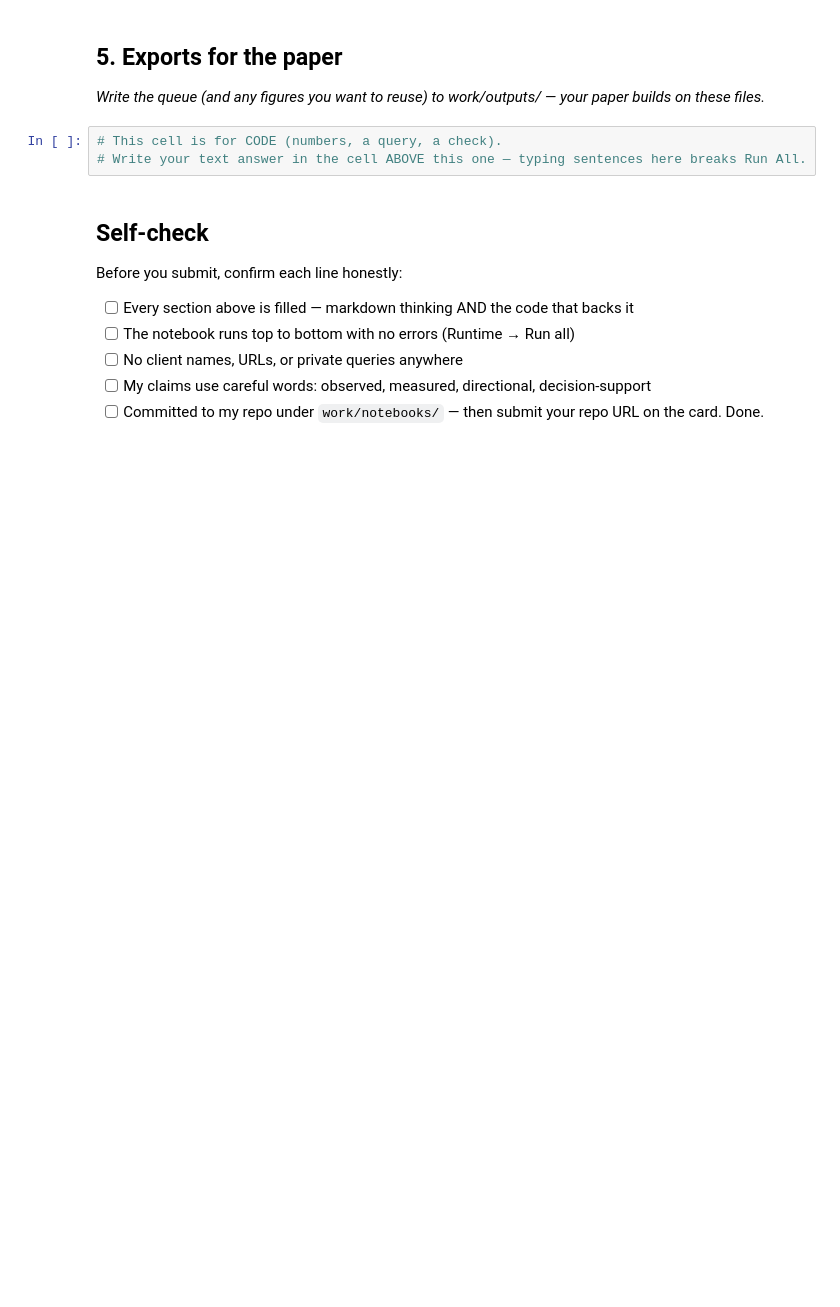
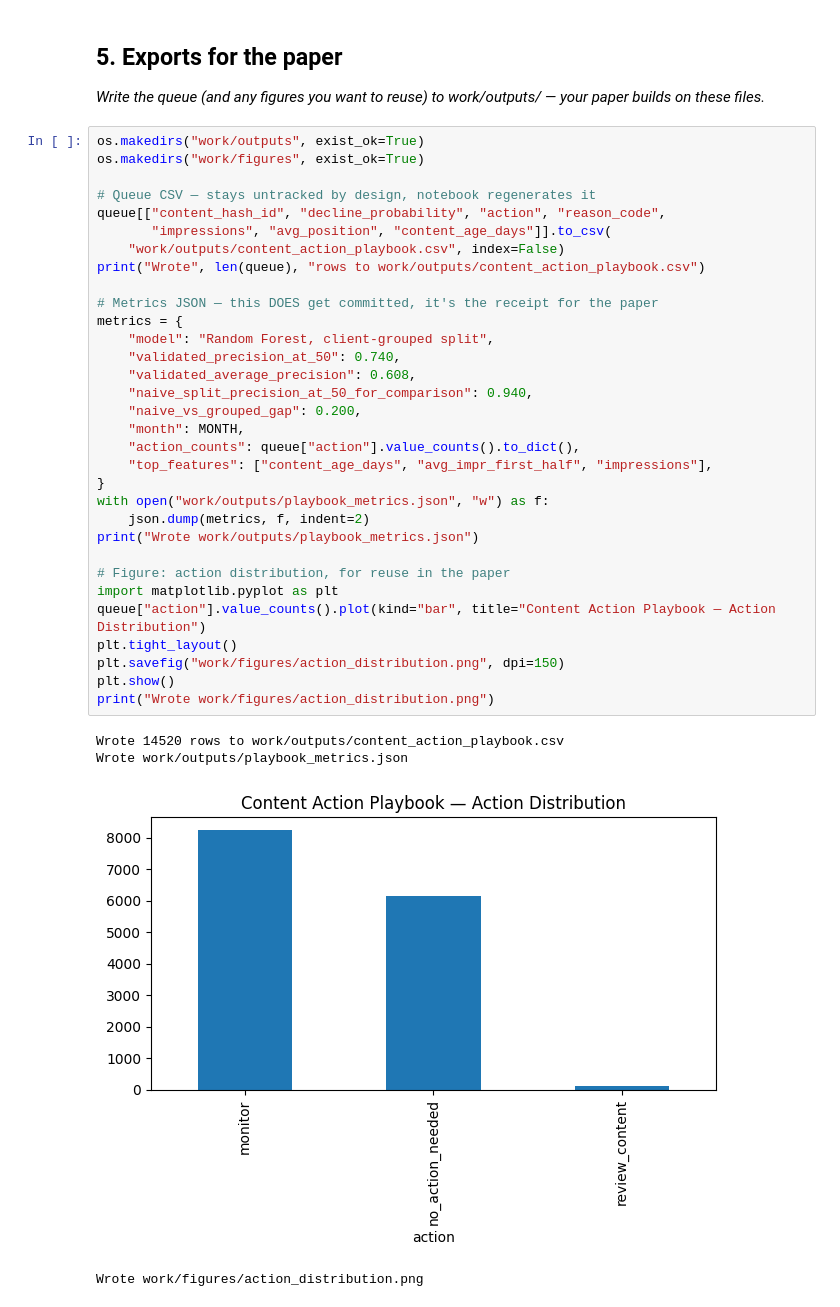
Before and after one commit to Muhammad-Ahmed-Zia/flyrank-ml-internship, a Jupyter notebook: work/notebooks/w07_action_playbook.ipynb, the cells around one changed output. Cells and saved outputs as stored; diff of their text form; blank space fills up the shorter version.

```diff
--- a/work/notebooks/w07_action_playbook.ipynb
+++ b/work/notebooks/w07_action_playbook.ipynb
@@ -38,16 +207,40 @@ This skeleton is yours to fill. Work the sections **in order** — each one has
 ## 5. Exports for the paper
 
 *Write the queue (and any figures you want to reuse) to work/outputs/ — your paper builds on these files.*
-# %%
-# This cell is for CODE (numbers, a query, a check).
-# Write your text answer in the cell ABOVE this one — typing sentences here breaks Run All.
-# %% [markdown]
-## Self-check
-
-Before you submit, confirm each line honestly:
-
-- [ ] Every section above is filled — markdown thinking AND the code that backs it
-- [ ] The notebook runs top to bottom with no errors (Runtime → Run all)
-- [ ] No client names, URLs, or private queries anywhere
-- [ ] My claims use careful words: observed, measured, directional, decision-support
-- [ ] Committed to my repo under `work/notebooks/` — then submit your repo URL on the card. Done.
+# %%
+os.makedirs("work/outputs", exist_ok=True)
+os.makedirs("work/figures", exist_ok=True)
+
+# Queue CSV — stays untracked by design, notebook regenerates it
+queue[["content_hash_id", "decline_probability", "action", "reason_code",
+       "impressions", "avg_position", "content_age_days"]].to_csv(
+    "work/outputs/content_action_playbook.csv", index=False)
+print("Wrote", len(queue), "rows to work/outputs/content_action_playbook.csv")
+
+# Metrics JSON — this DOES get committed, it's the receipt for the paper
+metrics = {
+    "model": "Random Forest, client-grouped split",
+    "validated_precision_at_50": 0.740,
+    "validated_average_precision": 0.608,
+    "naive_split_precision_at_50_for_comparison": 0.940,
+    "naive_vs_grouped_gap": 0.200,
+    "month": MONTH,
+    "action_counts": queue["action"].value_counts().to_dict(),
+    "top_features": ["content_age_days", "avg_impr_first_half", "impressions"],
+}
+with open("work/outputs/playbook_metrics.json", "w") as f:
+    json.dump(metrics, f, indent=2)
+print("Wrote work/outputs/playbook_metrics.json")
+
+# Figure: action distribution, for reuse in the paper
+import matplotlib.pyplot as plt
+queue["action"].value_counts().plot(kind="bar", title="Content Action Playbook — Action Distribution")
+plt.tight_layout()
+plt.savefig("work/figures/action_distribution.png", dpi=150)
+plt.show()
+print("Wrote work/figures/action_distribution.png")
+# %% [output]
+Wrote 14520 rows to work/outputs/content_action_playbook.csv
+Wrote work/outputs/playbook_metrics.json
+[figure, added]
+Wrote work/figures/action_distribution.png
```
Also changed, not shown: parts of 13 cells of this notebook.
